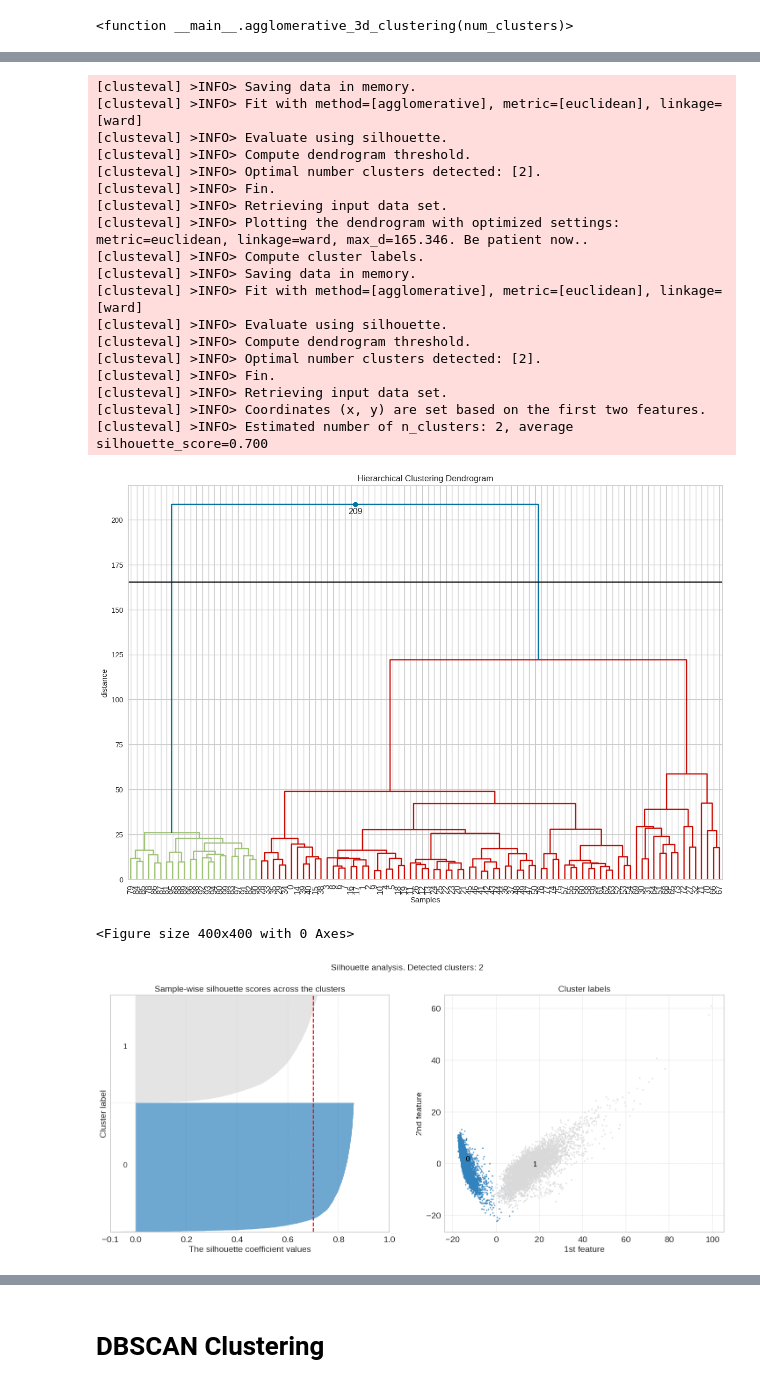
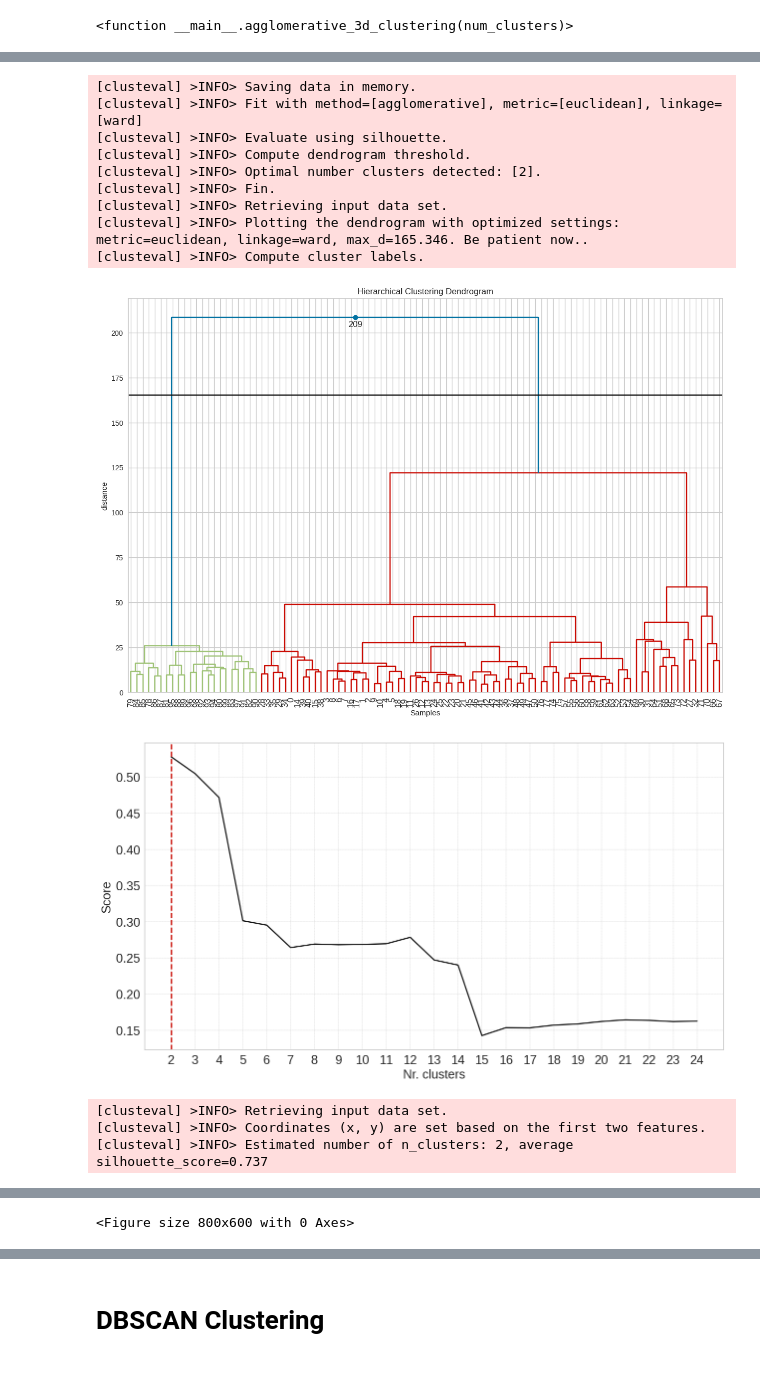
Before and after one commit to MonilMehta/Synapse_LP, a Jupyter notebook: Synapse_LP_Week3.ipynb, the cells around one changed output, grey strips where cells are left out. Drawn from its saved outputs; the diff is of its cells as text; code cells hidden in the pictures.

```diff
--- a/Synapse_LP_Week3.ipynb
+++ b/Synapse_LP_Week3.ipynb
@@ -496,9 +479,9 @@ ce = clusteval(evaluate='silhouette')
 # Fit
 ce.fit(X_pca[:100])
 ce.dendrogram()
-ce.fit(X_pca)
-plt.figure(figsize=(4,4))
-
+ce.plot()
+plt.title('Clustering Result')
+plt.figure(figsize=(8, 6))
 ce.plot_silhouette()
 plt.show()
 # %% [output]
@@ -522,21 +505,14 @@ Successfully installed clusteval-2.2.1 colourmap-1.1.16 datazets-0.1.8 pypickle-
 [clusteval] >INFO> Saving data in memory.
 [clusteval] >INFO> Fit with method=[agglomerative], metric=[euclidean], linkage=[ward]
 [clusteval] >INFO> Evaluate using silhouette.
 [clusteval] >INFO> Compute dendrogram threshold.
 [clusteval] >INFO> Optimal number clusters detected: [2].
 [clusteval] >INFO> Fin.
 [clusteval] >INFO> Retrieving input data set.
 [clusteval] >INFO> Plotting the dendrogram with optimized settings: metric=euclidean, linkage=ward, max_d=165.346. Be patient now..
 [clusteval] >INFO> Compute cluster labels.
-[clusteval] >INFO> Saving data in memory.
-[clusteval] >INFO> Fit with method=[agglomerative], metric=[euclidean], linkage=[ward]
-[clusteval] >INFO> Evaluate using silhouette.
-[clusteval] >INFO> Compute dendrogram threshold.
-[clusteval] >INFO> Optimal number clusters detected: [2].
-[clusteval] >INFO> Fin.
-[clusteval] >INFO> Retrieving input data set.
-[clusteval] >INFO> Coordinates (x, y) are set based on the first two features.
-[clusteval] >INFO> Estimated number of n_clusters: 2, average silhouette_score=0.700
 [figure]
+[figure, new version]
-<Figure size 400x400 with 0 Axes>
+[clusteval] >INFO> Retrieving input data set.
+[clusteval] >INFO> Coordinates (x, y) are set based on the first two features.
+[clusteval] >INFO> Estimated number of n_clusters: 2, average silhouette_score=0.737
-[figure, old version]
@@ -542,0 +520 @@ Successfully installed clusteval-2.2.1 colourmap-1.1.16 datazets-0.1.8 pypickle-
+<Figure size 800x600 with 0 Axes>
```
Also changed, not shown: parts of 6 cells of this notebook.
